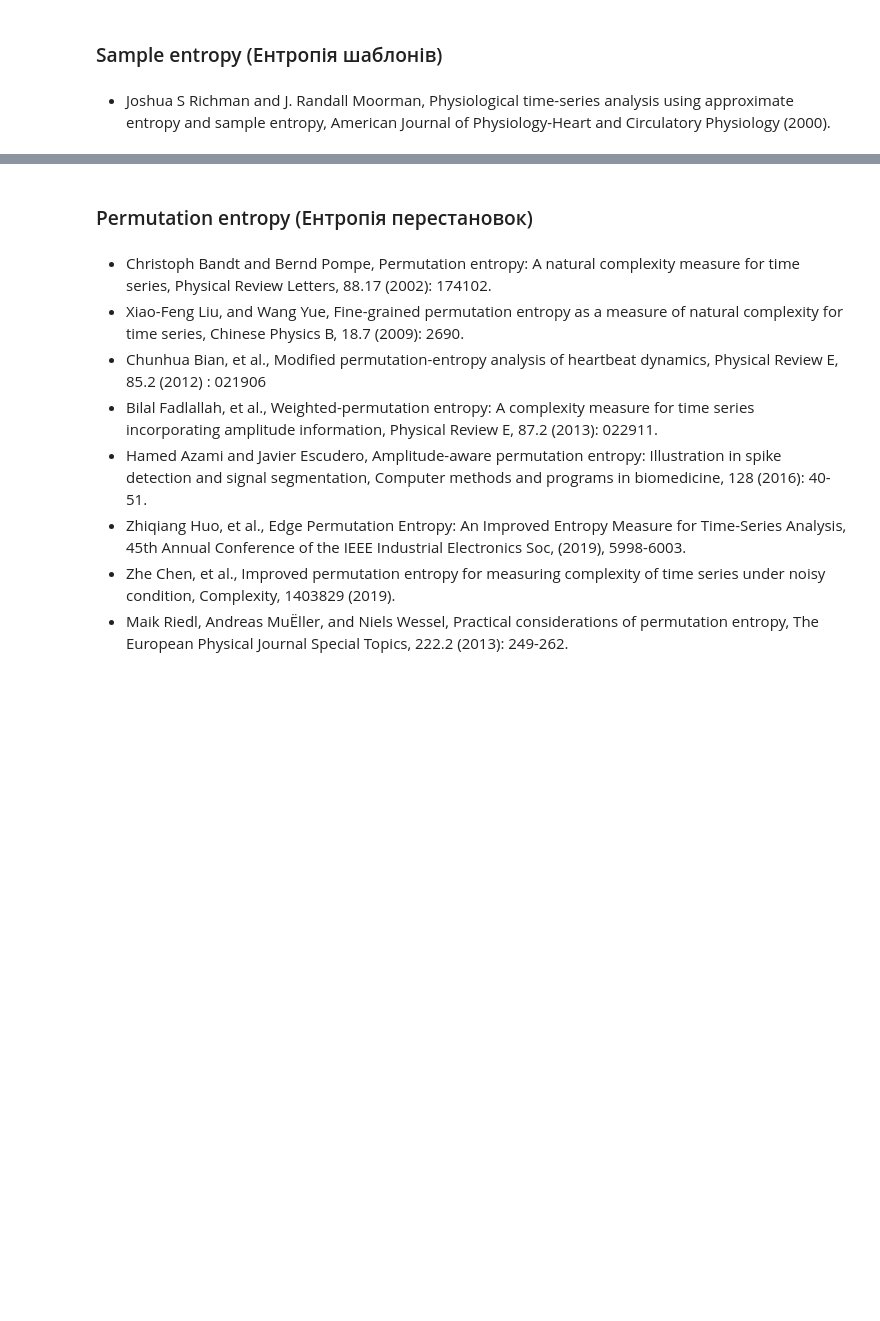
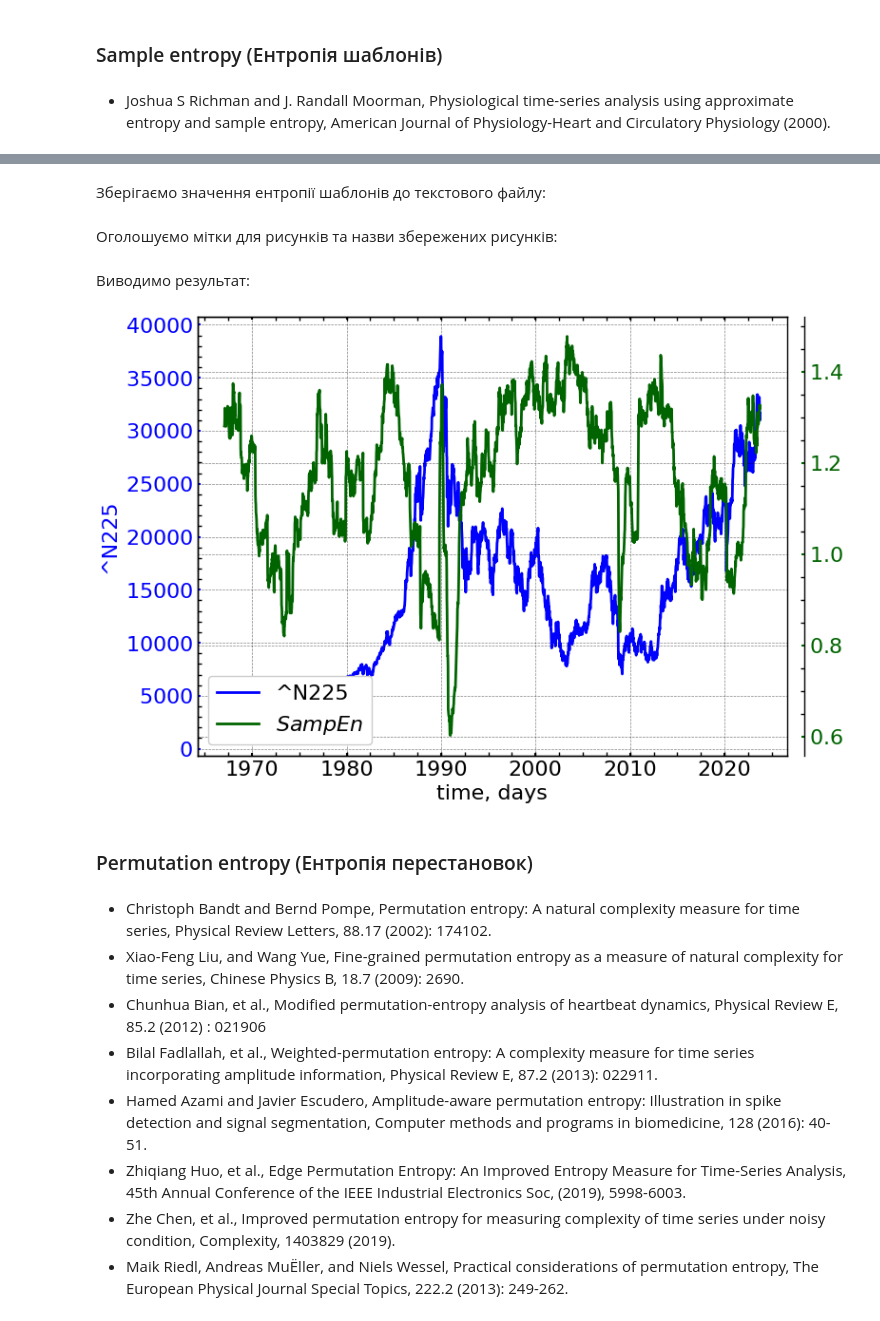
Before and after one commit to Butman2099/Complex-systems-book, a Jupyter notebook: lab_5.ipynb, the cells around one changed output, grey strips where cells are left out. Saved outputs shown, nothing was run; the diff lists cells and outputs as text; code cells hidden in the pictures; blank space fills up the shorter version.

```diff
--- a/lab_5.ipynb
+++ b/lab_5.ipynb
@@ -440,11 +441,22 @@ plot_pair(time_ser.index[window:length:tstep],
 # %% [markdown]
 - Joshua S Richman and J. Randall Moorman, Physiological time-series analysis using approximate entropy and sample entropy, American Journal of Physiology-Heart and Circulatory Physiology (2000).
 # %%
-m = 3 #розмірність вкладень
-tau = 1 #часова затримка
-r = 0.4 #параметр подібності
-ret_type = 4 #вид ряду: 1-вихідний, 2-абсолютні приб. 3-відносні приб. 4-нормалізовані приб.
+window = 500    # ширина вікна
+tstep = 5       # часовий крок
+
+m = 3           # розмірність вкладень
+tau = 1         # часова затримка
+r = 0.4         # параметр подібності
+
+ret_type = 4    # вид ряду:
+                # 1 - вихідний
+                # 2 - детрендований (різниця між теп. значенням та попереднім)
+                # 3 - прибутковості звичайні
+                # 4 - стандартизовані прибутковості
+                # 5 - абсолютні значення (волатильності)
+                # 6 - стандартизований ряд
+
 length = len(time_ser.values)  # довжина самого ряду
 
-SampEn = [] #масив для зберігання значень ентропії
+SampEn = []     # масив для зберігання значень ентропії шаблонів
 # %%
@@ -472,5 +477,0 @@ for i in range(0,n-window,tstep):
-# %%
-name_for_save = f"SampEn_{symbol}_{window}_{tstep}_{m}_{tau}_{r}_{ret_type}.txt" #ім'я файлу для зберігання
-with open(name_for_save, 'w') as f: #відкриваємо на запис
-    SampEn_file = [str(line) + '\n' for line in SampEn]
-    f.writelines(SampEn_file)
@@ -493,0 +478,2 @@ plt.show()
+# %% [markdown]
+Зберігаємо значення ентропії шаблонів до текстового файлу:
@@ -494,3 +483,26 @@ plt.show()
+# %% [markdown]
+Оголошуємо мітки для рисунків та назви збережених рисунків:
+# %%
+label_sampen = fr'$SampEn$'
+
+file_name_sampen = f"SampEn_name={symbol}_window={window}_step={tstep}_\
+        dim={m}_tau={tau}_radius={r}_sertype={ret_type}"
+# %% [markdown]
+Виводимо результат:
+# %%
+#| label: fig-n225-wind-sampen
+#| fig-cap: "Динаміка фондового індексу N225 та ентропії шаблонів"
+
+plot_pair(time_ser.index[window:length:tstep],
+          time_ser.values[window:length:tstep],
+          SampEn,
+          ylabel,
+          label_sampen,
+          xlabel,
+          file_name_sampen,
+          clr='darkgreen')
+# %% [output]
+[figure, added]
 # %% [markdown]
 ### Permutation entropy (Ентропія перестановок)
 # %% [markdown]
```
Also changed, not shown: parts of 51 cells of this notebook, 28 other files.
